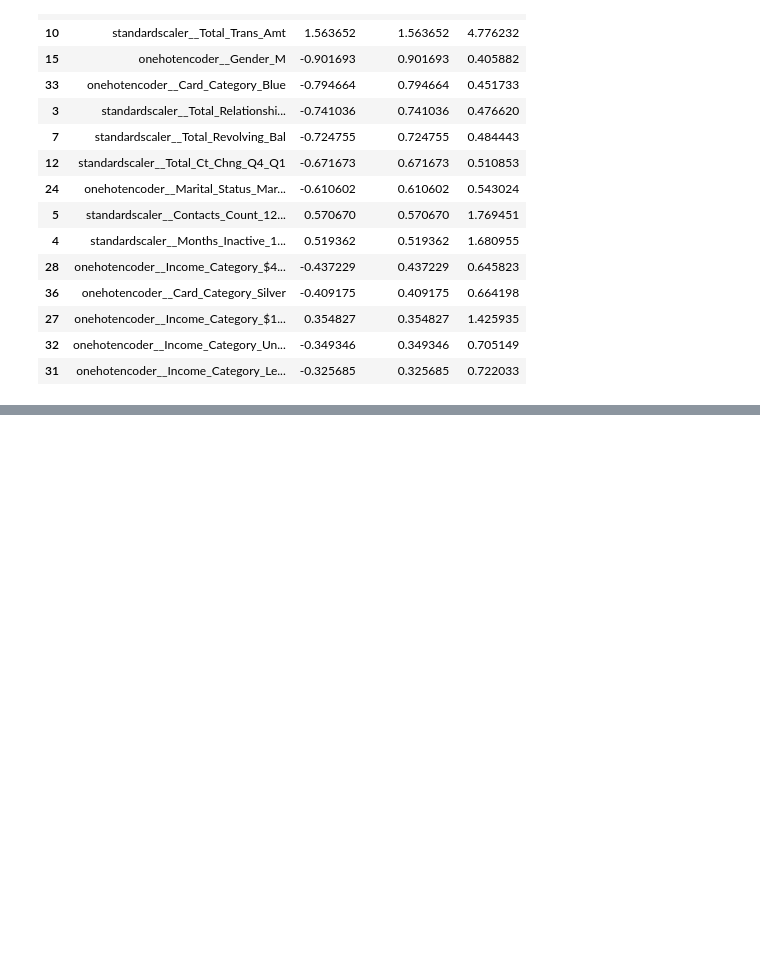
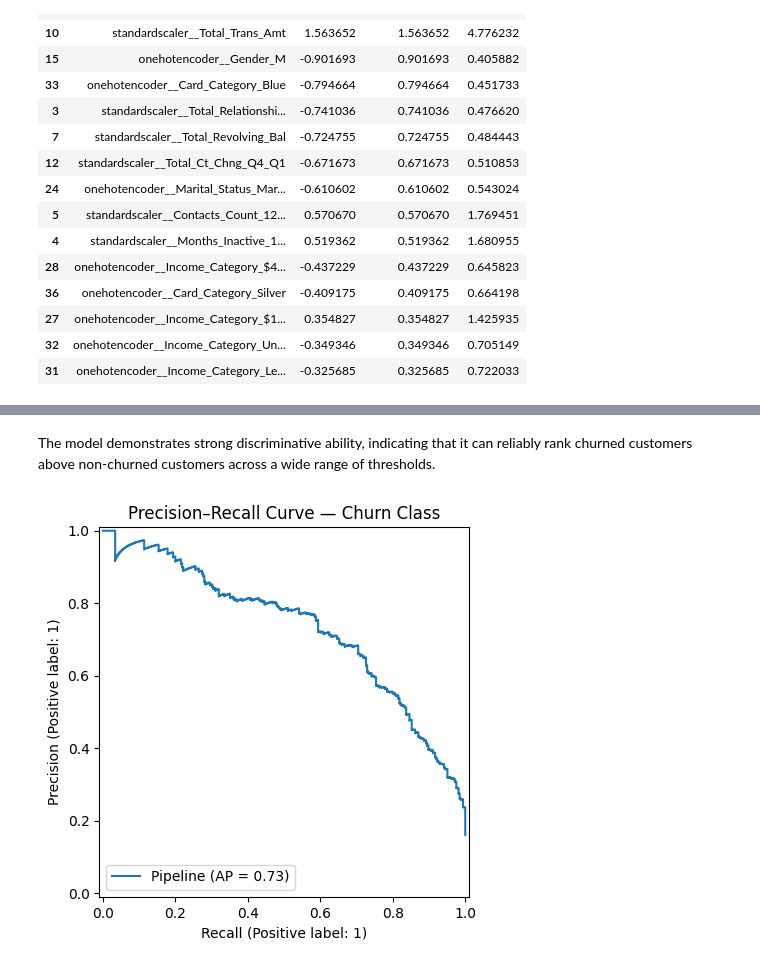
Before and after one commit to Mfouzan/Credit-Card-Churn, a Jupyter notebook: Credit Card.ipynb, the cells around one changed output, grey strips where cells are left out. Cells and saved outputs as stored; diff of their text form; code cells hidden in the pictures; blank space fills up the shorter version.

```diff
--- a/Credit Card.ipynb
+++ b/Credit Card.ipynb
@@ -397,0 +487,10 @@ coef_df.head(15)
+# %% [markdown]
+The model demonstrates strong discriminative ability, indicating that it can reliably rank churned customers above non-churned customers across a wide range of thresholds.
+# %%
+from sklearn.metrics import PrecisionRecallDisplay
+
+PrecisionRecallDisplay.from_estimator(best_model, X_test, y_test)
+plt.title("Precision–Recall Curve — Churn Class")
+plt.show()
+# %% [output]
+[figure, added]
```
Also changed, not shown: parts of 17 cells of this notebook.
